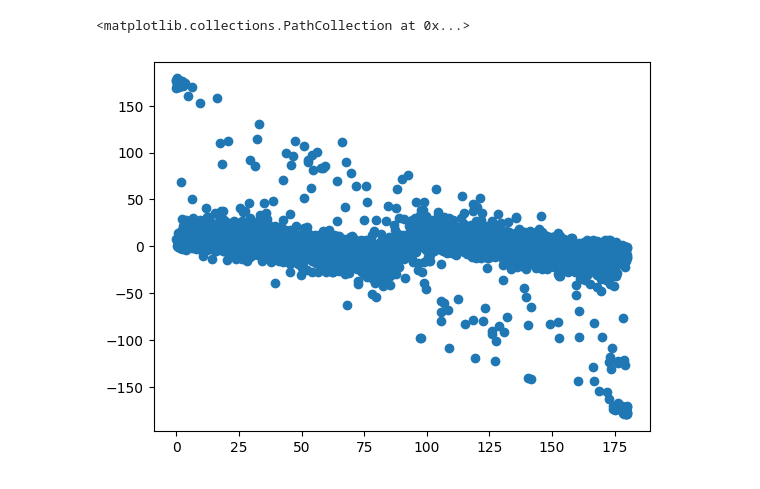
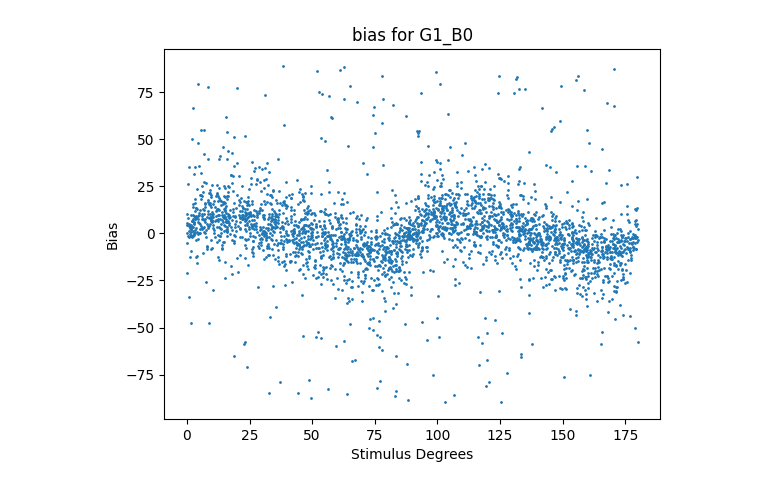
Before and after one commit to 22JunShu/PerceptualBias, a Jupyter notebook: plot_data.ipynb, the cells around one changed output. Cells and saved outputs as stored; diff of their text form; code cells hidden in the pictures.

```diff
--- a/plot_data.ipynb
+++ b/plot_data.ipynb
@@ -92,7 +94,7 @@ def load_noel_data(data_path_root, group_id, block_id_val):
     return all_stimuli, all_responses, all_subject_ids, all_block_ids
 # %%
 DATA_ROOT_PATH = 'F:\\Courses2025\\认知建模基础\\ASD_Encoding_2020'
-GROUP_ID = 0     # ASD
+GROUP_ID = 1    # ASD
 BLOCK_ID_VAL = 0  # wFB1
 P_VAL = 2         # L2 loss (posterior mean)
 FOLD_HERE = 2
@@ -119,7 +111,12 @@ plt.scatter(observations_x_180, observations_y_180)
 # %%
 bias = observations_y_180 - observations_x_180
+bias = np.tan(bias/180*np.pi)
+bias = np.arctan(bias)/np.pi*180
 #bias = bias%180
-plt.scatter(observations_x_180,bias)
+plt.title(f"bias for G{GROUP_ID}_B{BLOCK_ID_VAL}")
+plt.scatter(observations_x_180,bias,s=1)
+plt.xlabel('Stimulus Degrees')
+plt.ylabel('Bias')
+plt.savefig(f"biases/G{GROUP_ID}_B{BLOCK_ID_VAL}.jpg")
 # %% [output]
-<matplotlib.collections.PathCollection at 0x...>
-[figure, old version]
+[figure, new version]
```
Also changed, not shown: parts of 5 cells of this notebook, 19 other files.
